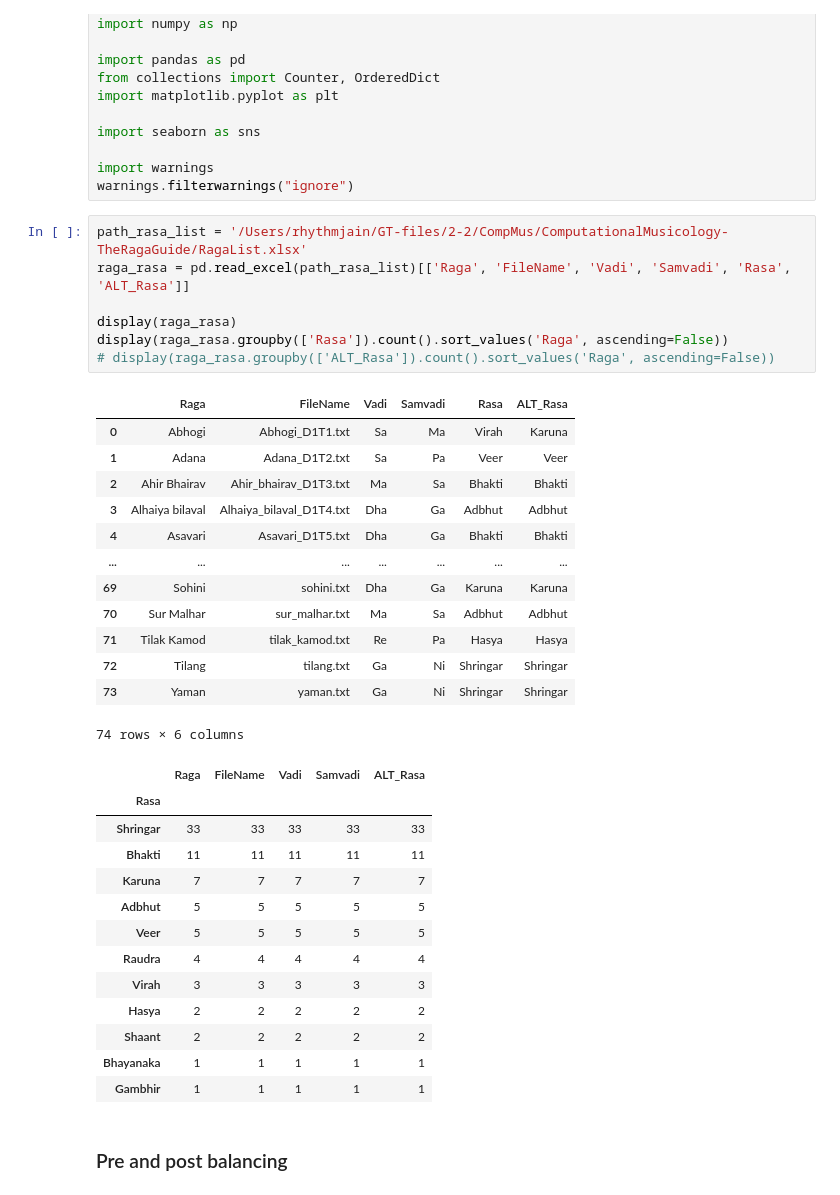
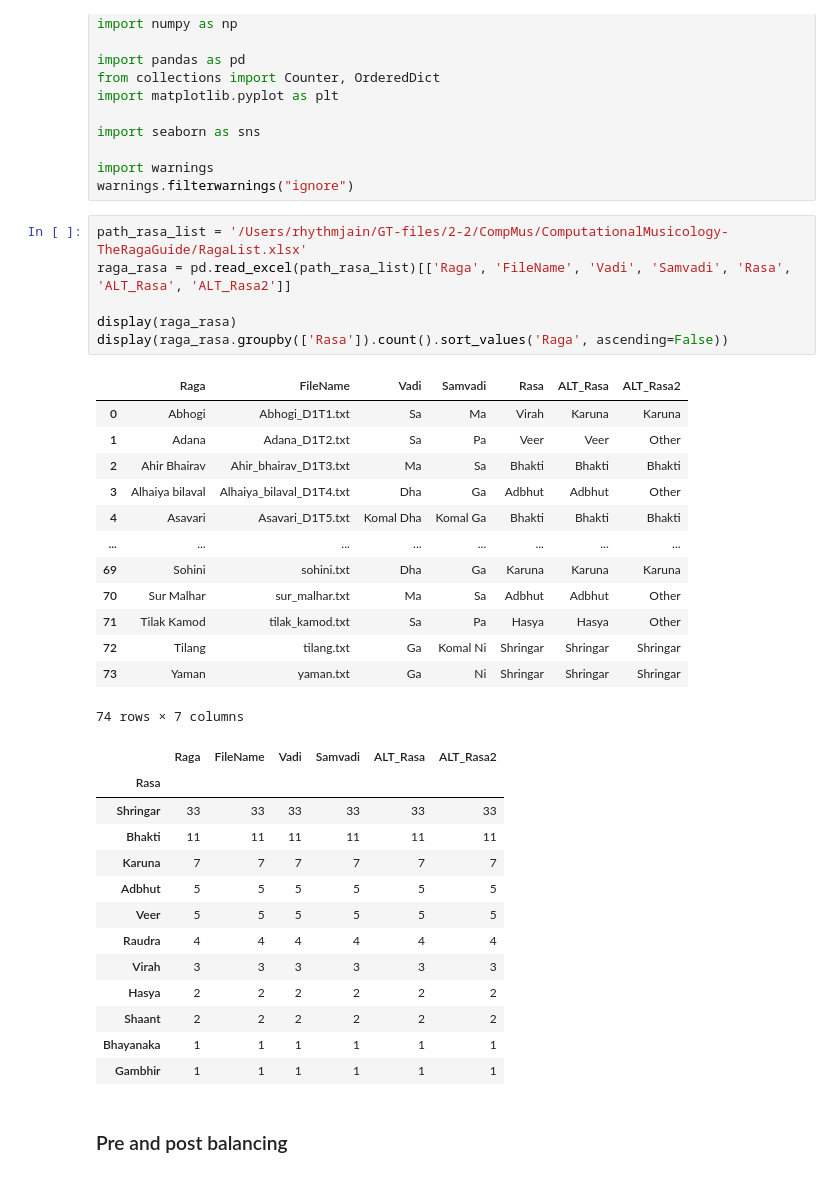
Before and after one commit to rhythmjain/ComputationalMusicology-TheRagaGuide, a Jupyter notebook: Dataset Balancing and plots.ipynb, the cells around one changed output. Saved outputs shown, nothing was run; the diff lists cells and outputs as text.

```diff
--- a/Dataset Balancing and plots.ipynb
+++ b/Dataset Balancing and plots.ipynb
@@ -15,38 +15,37 @@ import warnings
 warnings.filterwarnings("ignore")
 # %%
 path_rasa_list = '/Users/rhythmjain/GT-files/2-2/CompMus/ComputationalMusicology-TheRagaGuide/RagaList.xlsx'
-raga_rasa = pd.read_excel(path_rasa_list)[['Raga', 'FileName', 'Vadi', 'Samvadi', 'Rasa', 'ALT_Rasa']]
+raga_rasa = pd.read_excel(path_rasa_list)[['Raga', 'FileName', 'Vadi', 'Samvadi', 'Rasa', 'ALT_Rasa', 'ALT_Rasa2']]
 
 display(raga_rasa)
 display(raga_rasa.groupby(['Rasa']).count().sort_values('Raga', ascending=False))
-# display(raga_rasa.groupby(['ALT_Rasa']).count().sort_values('Raga', ascending=False))
 # %% [output]
-|  | Raga | FileName | Vadi | Samvadi | Rasa | ALT_Rasa |
-| 0 | Abhogi | Abhogi_D1T1.txt | Sa | Ma | Virah | Karuna |
-| 1 | Adana | Adana_D1T2.txt | Sa | Pa | Veer | Veer |
-| 2 | Ahir Bhairav | Ahir_bhairav_D1T3.txt | Ma | Sa | Bhakti | Bhakti |
-| 3 | Alhaiya bilaval | Alhaiya_bilaval_D1T4.txt | Dha | Ga | Adbhut | Adbhut |
-| 4 | Asavari | Asavari_D1T5.txt | Dha | Ga | Bhakti | Bhakti |
-| ... | ... | ... | ... | ... | ... | ... |
-| 69 | Sohini | sohini.txt | Dha | Ga | Karuna | Karuna |
-| 70 | Sur Malhar | sur_malhar.txt | Ma | Sa | Adbhut | Adbhut |
-| 71 | Tilak Kamod | tilak_kamod.txt | Re | Pa | Hasya | Hasya |
-| 72 | Tilang | tilang.txt | Ga | Ni | Shringar | Shringar |
-| 73 | Yaman | yaman.txt | Ga | Ni | Shringar | Shringar |
+|  | Raga | FileName | Vadi | Samvadi | Rasa | ALT_Rasa | ALT_Rasa2 |
+| 0 | Abhogi | Abhogi_D1T1.txt | Sa | Ma | Virah | Karuna | Karuna |
+| 1 | Adana | Adana_D1T2.txt | Sa | Pa | Veer | Veer | Other |
+| 2 | Ahir Bhairav | Ahir_bhairav_D1T3.txt | Ma | Sa | Bhakti | Bhakti | Bhakti |
+| 3 | Alhaiya bilaval | Alhaiya_bilaval_D1T4.txt | Dha | Ga | Adbhut | Adbhut | Other |
+| 4 | Asavari | Asavari_D1T5.txt | Komal Dha | Komal Ga | Bhakti | Bhakti | Bhakti |
+| ... | ... | ... | ... | ... | ... | ... | ... |
+| 69 | Sohini | sohini.txt | Dha | Ga | Karuna | Karuna | Karuna |
+| 70 | Sur Malhar | sur_malhar.txt | Ma | Sa | Adbhut | Adbhut | Other |
+| 71 | Tilak Kamod | tilak_kamod.txt | Sa | Pa | Hasya | Hasya | Other |
+| 72 | Tilang | tilang.txt | Ga | Komal Ni | Shringar | Shringar | Shringar |
+| 73 | Yaman | yaman.txt | Ga | Ni | Shringar | Shringar | Shringar |
-74 rows × 6 columns
+74 rows × 7 columns
-|  | Raga | FileName | Vadi | Samvadi | ALT_Rasa |
-| Rasa |  |  |  |  |  |
-| Shringar | 33 | 33 | 33 | 33 | 33 |
-| Bhakti | 11 | 11 | 11 | 11 | 11 |
-| Karuna | 7 | 7 | 7 | 7 | 7 |
-| Adbhut | 5 | 5 | 5 | 5 | 5 |
-| Veer | 5 | 5 | 5 | 5 | 5 |
-| Raudra | 4 | 4 | 4 | 4 | 4 |
-| Virah | 3 | 3 | 3 | 3 | 3 |
-| Hasya | 2 | 2 | 2 | 2 | 2 |
-| Shaant | 2 | 2 | 2 | 2 | 2 |
-| Bhayanaka | 1 | 1 | 1 | 1 | 1 |
-| Gambhir | 1 | 1 | 1 | 1 | 1 |
+|  | Raga | FileName | Vadi | Samvadi | ALT_Rasa | ALT_Rasa2 |
+| Rasa |  |  |  |  |  |  |
+| Shringar | 33 | 33 | 33 | 33 | 33 | 33 |
+| Bhakti | 11 | 11 | 11 | 11 | 11 | 11 |
+| Karuna | 7 | 7 | 7 | 7 | 7 | 7 |
+| Adbhut | 5 | 5 | 5 | 5 | 5 | 5 |
+| Veer | 5 | 5 | 5 | 5 | 5 | 5 |
+| Raudra | 4 | 4 | 4 | 4 | 4 | 4 |
+| Virah | 3 | 3 | 3 | 3 | 3 | 3 |
+| Hasya | 2 | 2 | 2 | 2 | 2 | 2 |
+| Shaant | 2 | 2 | 2 | 2 | 2 | 2 |
+| Bhayanaka | 1 | 1 | 1 | 1 | 1 | 1 |
+| Gambhir | 1 | 1 | 1 | 1 | 1 | 1 |
 # %% [markdown]
 ### Pre and post balancing
 # %%
```
Also changed, not shown: parts of 27 cells of this notebook, 9 other files.
